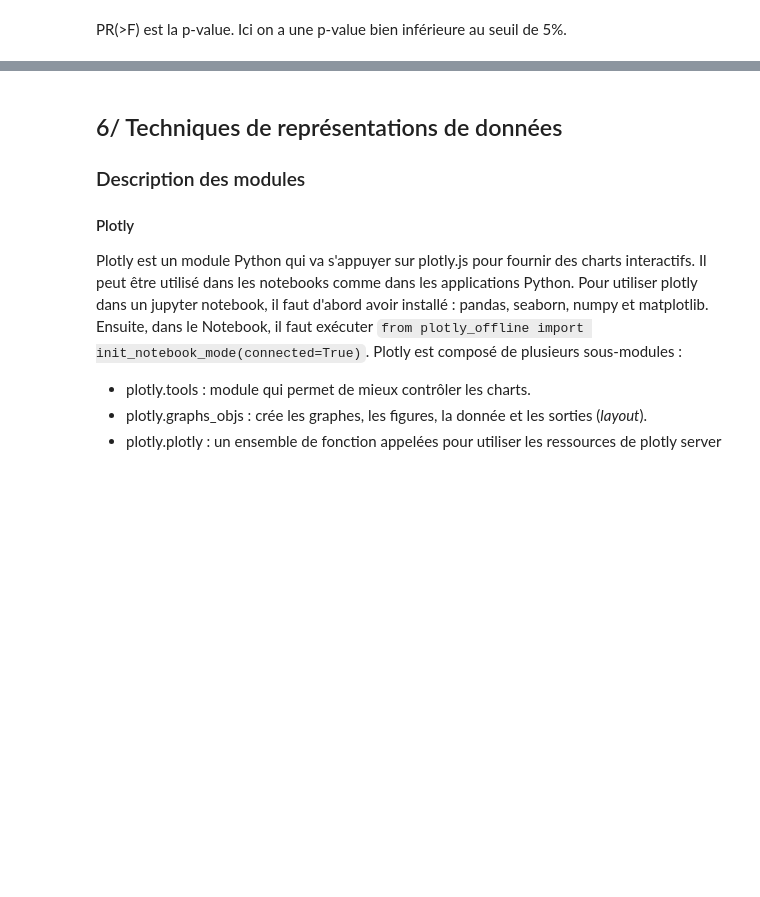
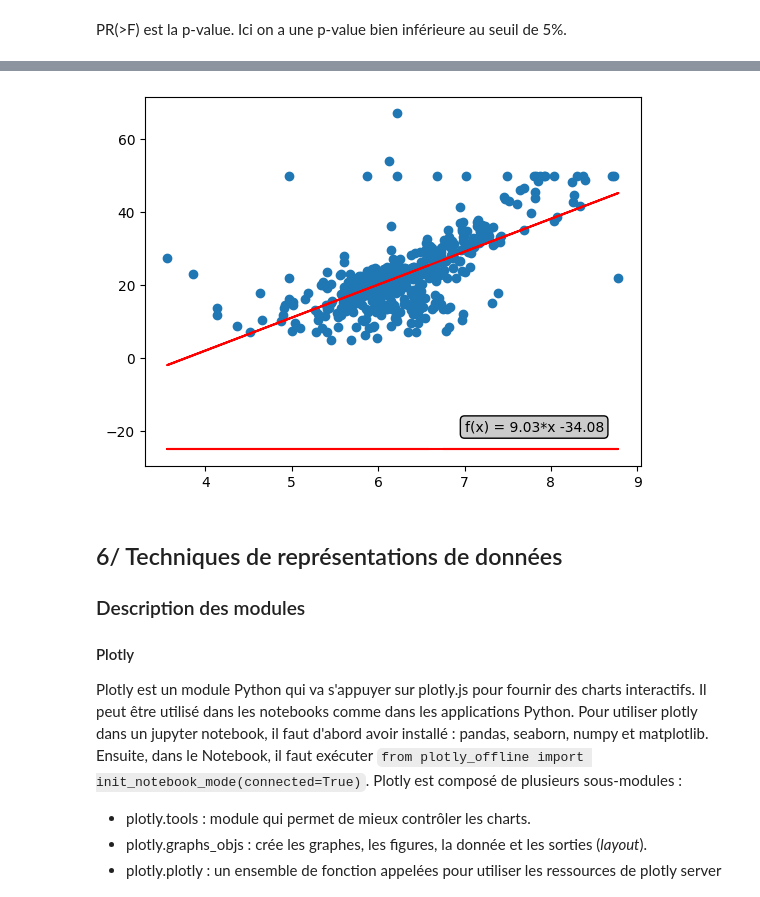
Before and after one commit to wilfrid03/STATISTIQUES_PYTHON, a Jupyter notebook: techniques_d_analyse_statistiques_python.ipynb, the cells around one changed output, grey strips where cells are left out. Cells and saved outputs as stored; diff of their text form; code cells hidden in the pictures; blank space fills up the shorter version.

```diff
--- a/techniques_d_analyse_statistiques_python.ipynb
+++ b/techniques_d_analyse_statistiques_python.ipynb
@@ -351,3 +502,22 @@ Enfin, plusieurs hypothèses doivent être validées pour s'assurer que les esti
+# %%
+## Si tout est bon, on trace un graphique avec le nuage de point initiale ...
+fig, ax = plt.subplots()
+
+ax.scatter(x=fdata["RM"], y=fdata["MEDV"])
+## ... la droite de régression ...
+
+rsq = model.rsquared
+a = numpy.round(a=model.params.RM, decimals=2)
+b = numpy.round(a=model.params.const, decimals=2)
+ax.plot(fdata["RM"], a*x+b, color="red")
+ax.annotate(text=f"f(x) = {a}*x {b}",
+    xy=(7, -20),
+    bbox=dict(boxstyle="round", fc="0.8"))
+
+## ... et l'équation de la droite de régression :
+plt.show()
+# %% [output]
+[figure, added]
 # %% [markdown]
 ## 6/ Techniques de représentations de données <a class="anchor" id="p6"></a>
 
```
Also changed, not shown: parts of 18 cells of this notebook.
